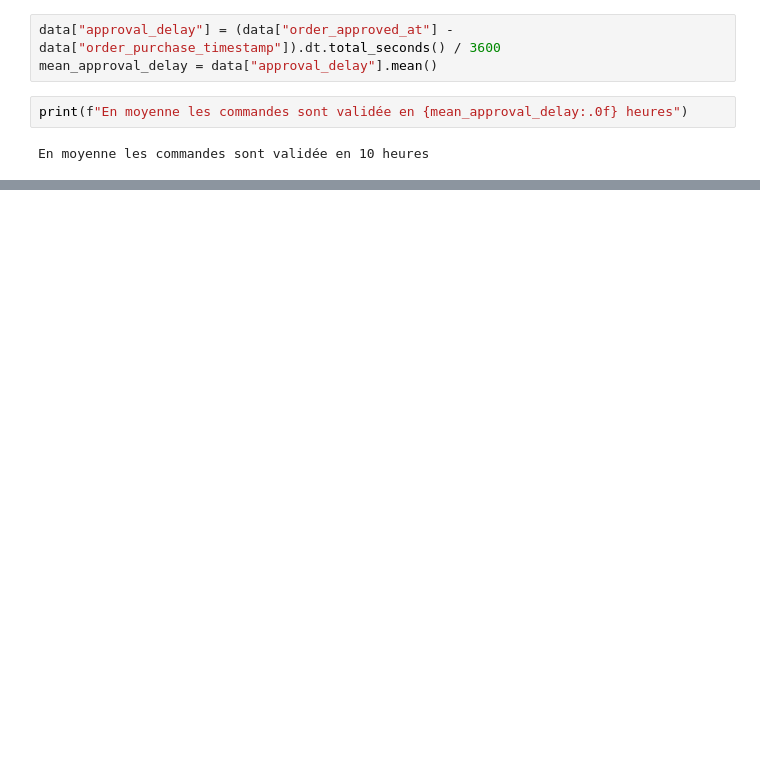
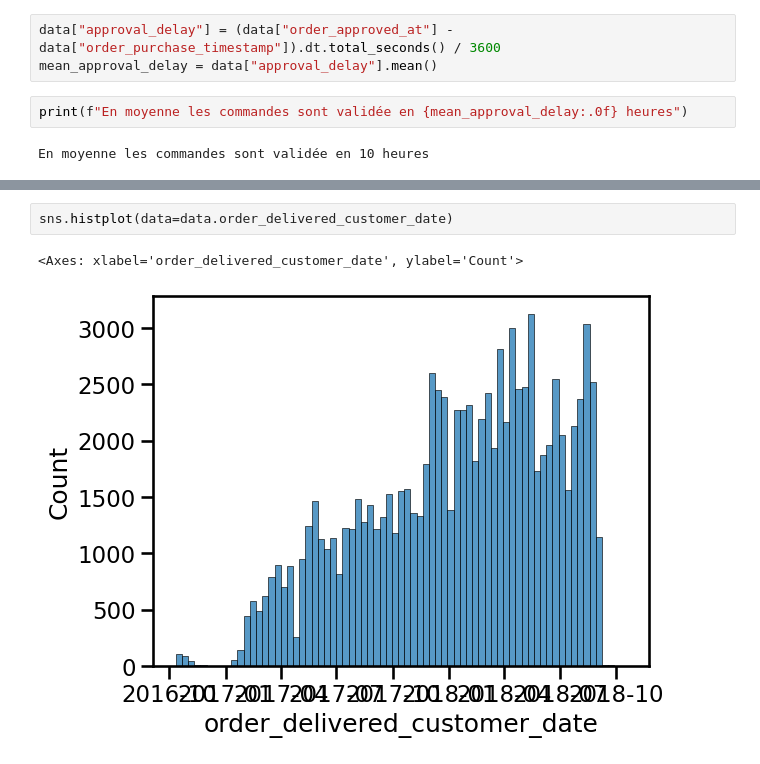
Before and after one commit to amadousysada/ecommerce-customer-segmentation, a Jupyter notebook: main.ipynb, the cells around one changed output, grey strips where cells are left out. Saved outputs shown, nothing was run; the diff lists cells and outputs as text; blank space fills up the shorter version.

```diff
--- a/main.ipynb
+++ b/main.ipynb
@@ -341,0 +361,5 @@ En moyenne les commandes sont validée en 10 heures
+# %%
+sns.histplot(data=data.order_delivered_customer_date)
+# %% [output]
+<Axes: xlabel='order_delivered_customer_date', ylabel='Count'>
+[figure, added]
```
Also changed, not shown: parts of 10 cells of this notebook.
